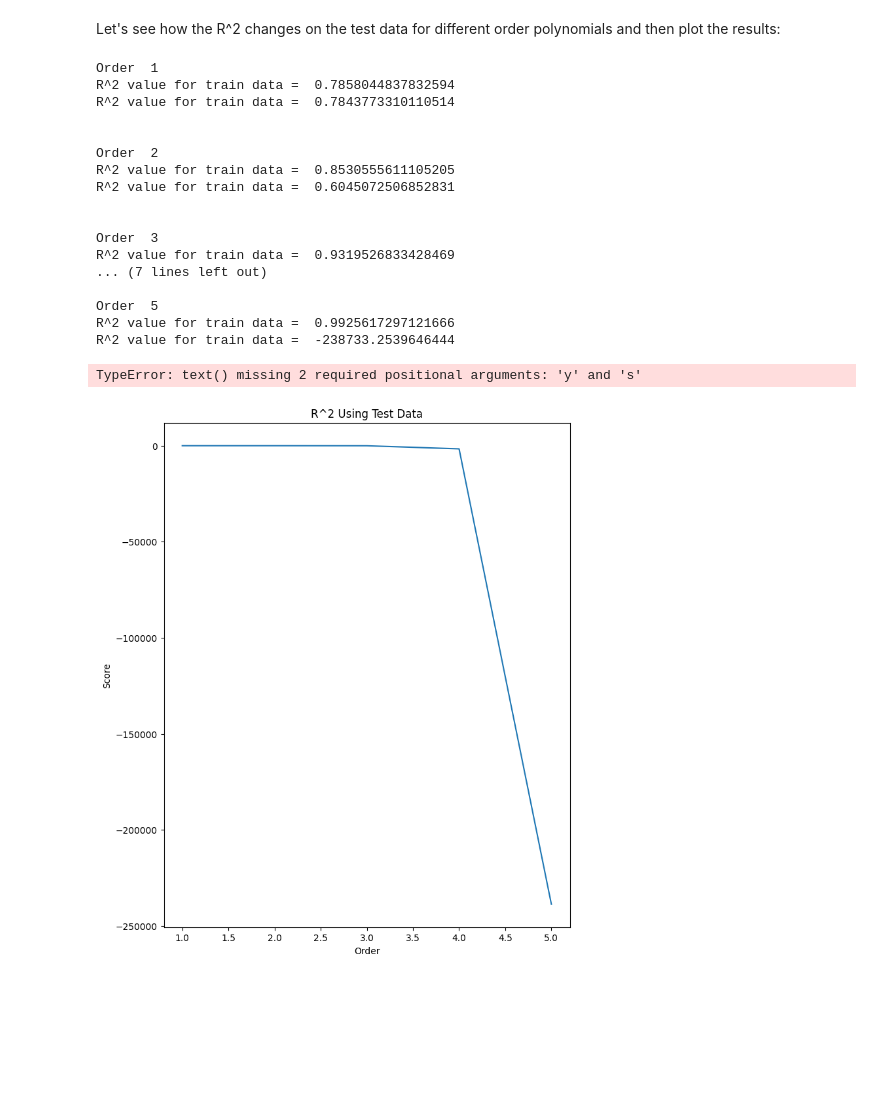
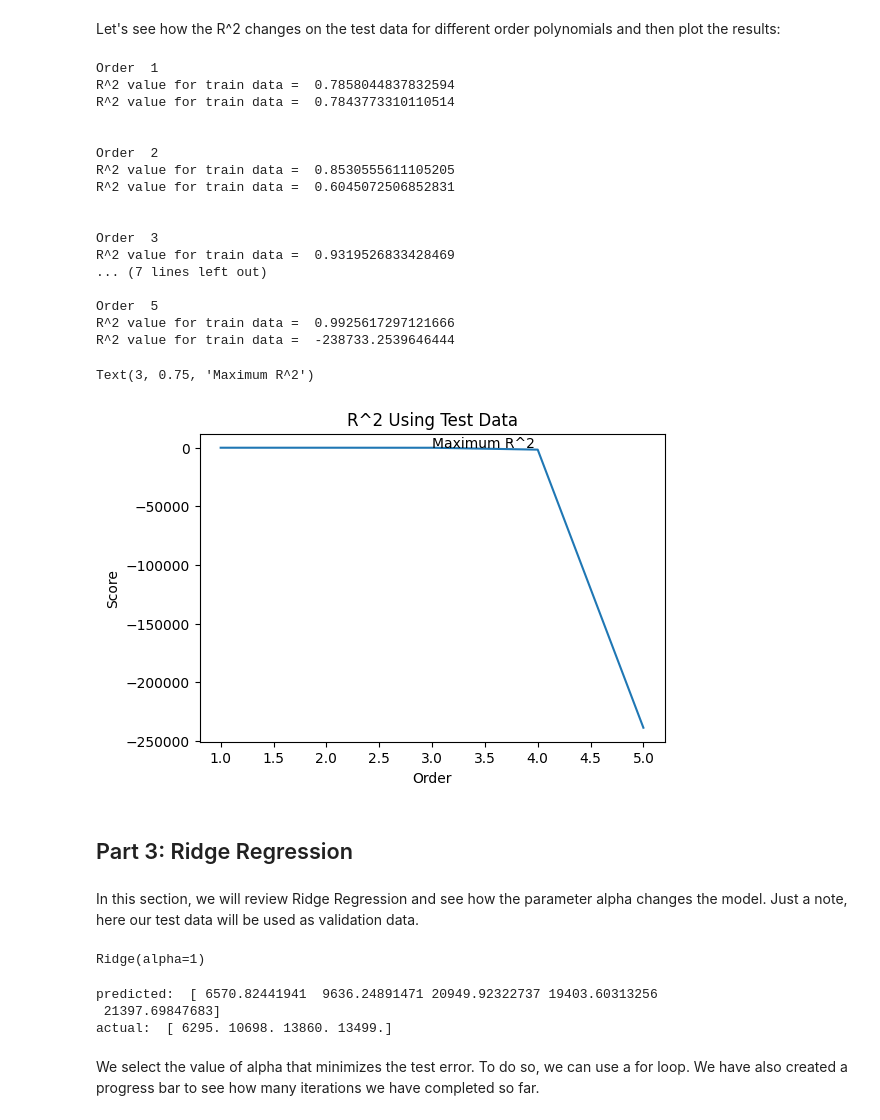
Before and after one commit to VishSeran/Data-Preprocessing-ML, a Jupyter notebook: ModelEvaluation_and_Refinement_UsedCars.ipynb, the cells around one changed output. Cells and saved outputs as stored; diff of their text form; code cells hidden in the pictures; blank space fills up the shorter version.

```diff
--- a/ModelEvaluation_and_Refinement_UsedCars.ipynb
+++ b/ModelEvaluation_and_Refinement_UsedCars.ipynb
@@ -317,34 +317,38 @@ for order in  orders :
 
     print("Order ", order)
     print("R^2 value for train data = ", linear_ploy.score(x_train_poly,y_train))
     print("R^2 value for train data = ", linear_ploy.score(x_test_poly,y_test))
     print("\n")
 
     Result_test.append(linear_ploy.score(x_test_poly,y_test))
 
-plt.figure(figsize=(8,10))
+plt.figure(figsize=(6,4))
 plt.plot(orders, Result_test)
 plt.xlabel("Order")
 plt.ylabel("Score")
 plt.title("R^2 Using Test Data")
-plt.text("3, 0.75, 'Maximum R^2 ")
+plt.text(3, 0.75, "Maximum R^2")
 # %% [output]
 Order  1
 R^2 value for train data =  0.7858044837832594
 R^2 value for train data =  0.7843773310110514
 
 
 Order  2
 R^2 value for train data =  0.8530555611105205
 R^2 value for train data =  0.6045072506852831
 
 
 Order  3
 R^2 value for train data =  0.9319526833428469
 ... (7 lines left out)
 
 Order  5
 R^2 value for train data =  0.9925617297121666
 R^2 value for train data =  -238733.2539646444
-TypeError: text() missing 2 required positional arguments: 'y' and 's'
+Text(3, 0.75, 'Maximum R^2')
-[figure, old version]
+[figure, new version]
+# %% [markdown]
+<h2 id="ref3">Part 3: Ridge Regression</h2>
+# %% [markdown]
+In this section, we will review Ridge Regression and see how the parameter alpha changes the model. Just a note, here our test data will be used as validation data.
@@ -350,0 +360,7 @@ TypeError: text() missing 2 required positional arguments: 'y' and 's'
+# %%
+from sklearn.linear_model import Ridge
+
+RidgeModel = Ridge(alpha=1)
+RidgeModel.fit(x_train_pr, y_train)
+# %% [output]
+Ridge(alpha=1)
@@ -350,0 +369,9 @@ TypeError: text() missing 2 required positional arguments: 'y' and 's'
+# %%
+print("predicted: ", yhat[0:5])
+print("actual: ", y_test[0:4].values)
+# %% [output]
+predicted:  [ 6570.82441941  9636.24891471 20949.92322737 19403.60313256
+ 21397.69847683]
+actual:  [ 6295. 10698. 13860. 13499.]
+# %% [markdown]
+We select the value of alpha that minimizes the test error. To do so, we can use a for loop. We have also created a progress bar to see how many iterations we have completed so far.
```
Also changed, not shown: parts of 7 cells of this notebook.
